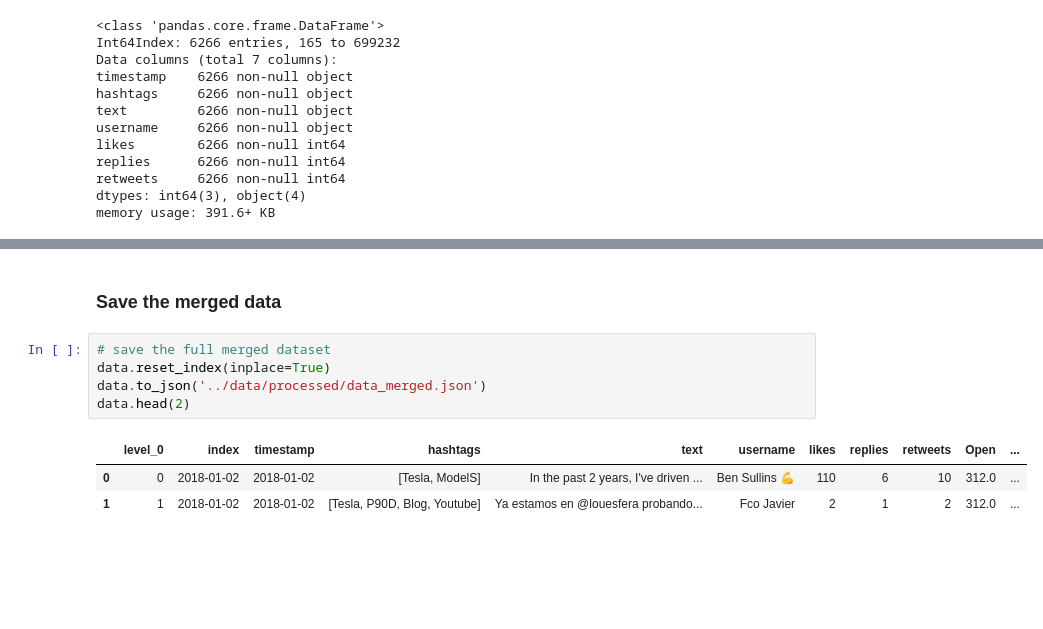
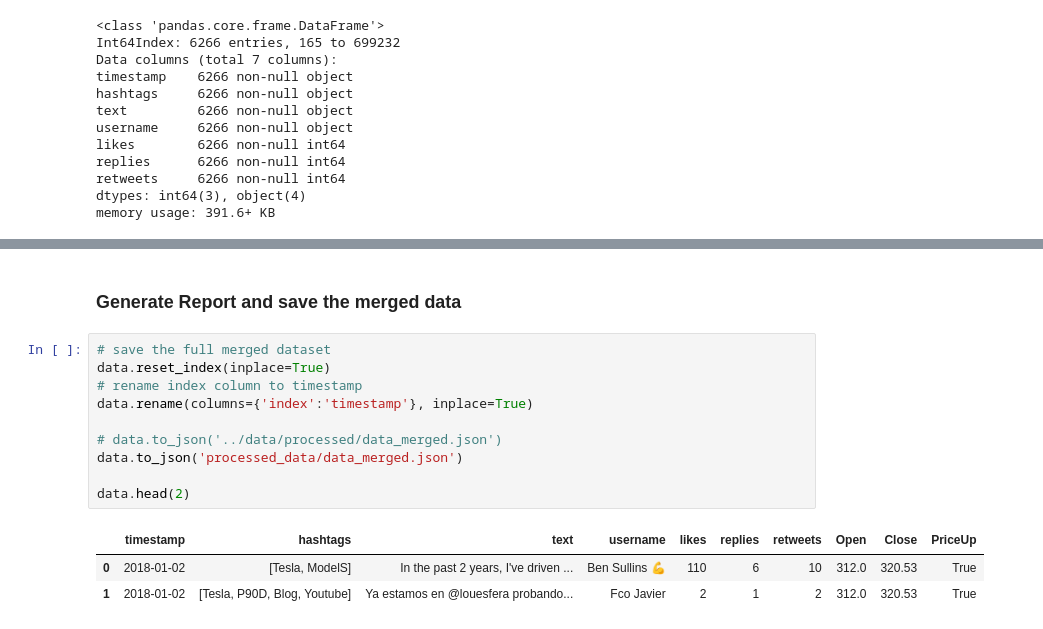
Before and after one commit to AliKarpuzoglu/Tweet_analysis_Stock_prediction, a Jupyter notebook: merge_data.ipynb, the cells around one changed output, grey strips where cells are left out. Drawn from its saved outputs; the diff is of its cells as text; blank space fills up the shorter version.

Commit message:
Solve saving merged df; change paths to data; generate reports and collect all in a new folder

```diff
--- a/merge_data.ipynb
+++ b/merge_data.ipynb
@@ -133,13 +131,16 @@ data.head(2)
 # %% [markdown]
-### Save the merged data
+### Generate Report and save the merged data
 # %%
 # save the full merged dataset
 data.reset_index(inplace=True)
-data.to_json('../data/processed/data_merged.json')
+# rename index column to timestamp
+data.rename(columns={'index':'timestamp'}, inplace=True)
+
+# data.to_json('../data/processed/data_merged.json')
+data.to_json('processed_data/data_merged.json')
+
 data.head(2)
 # %% [output]
-|  | level_0 | index | timestamp | hashtags | text | username | likes | replies | retweets | Open | ... |
-| 0 | 0 | 2018-01-02 | 2018-01-02 | [Tesla, ModelS] | In the past 2 years, I've driven ... | Ben Sullins 💪 | 110 | 6 | 10 | 312.0 | ... |
-| 1 | 1 | 2018-01-02 | 2018-01-02 | [Tesla, P90D, Blog, Youtube] | Ya estamos en @louesfera probando... | Fco Javier | 2 | 1 | 2 | 312.0 | ... |
+|  | timestamp | hashtags | text | username | likes | replies | retweets | Open | Close | PriceUp |
+| 0 | 2018-01-02 | [Tesla, ModelS] | In the past 2 years, I've driven ... | Ben Sullins 💪 | 110 | 6 | 10 | 312.0 | 320.53 | True |
+| 1 | 2018-01-02 | [Tesla, P90D, Blog, Youtube] | Ya estamos en @louesfera probando... | Fco Javier | 2 | 1 | 2 | 312.0 | 320.53 | True |
-# %% [markdown]
-###
```
Also changed, not shown: parts of 4 cells of this notebook, 6 other files.
